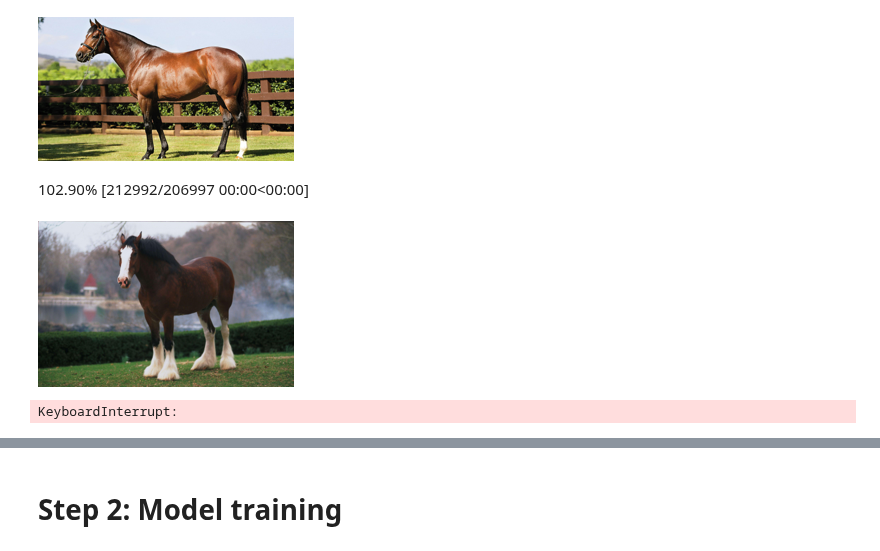
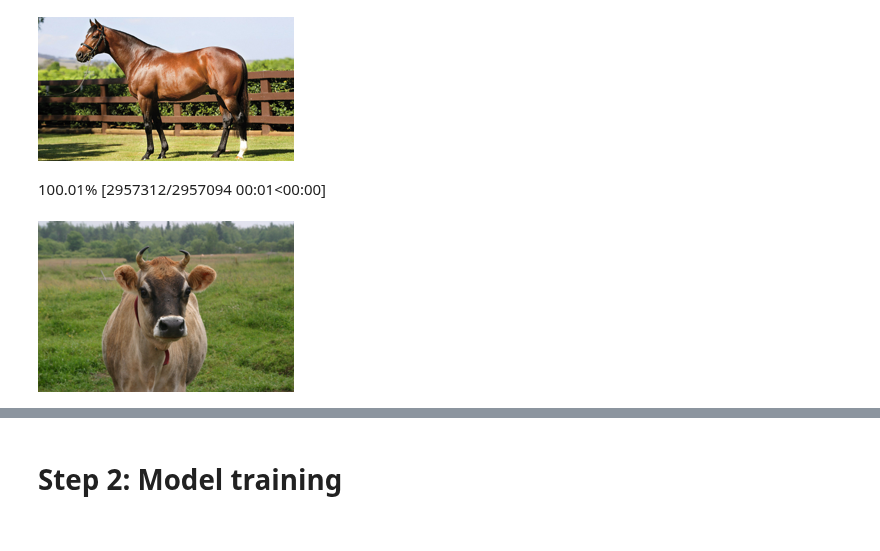
Before and after one commit to alejandrodgb/fastai-course22, a Jupyter notebook: 00-OWN-is-it-a-bird-creating-a-model-from-your-own-data.ipynb, the cells around one changed output, grey strips where cells are left out. Saved outputs shown, nothing was run; the diff lists cells and outputs as text; code cells hidden in the pictures.

```diff
--- a/00-OWN-is-it-a-bird-creating-a-model-from-your-own-data.ipynb
+++ b/00-OWN-is-it-a-bird-creating-a-model-from-your-own-data.ipynb
@@ -42,15 +43,15 @@ Image.open(dest).to_thumb(256,256)
 [figure]
 # %%
 # Download test image
-dest = 'data/clydesdale.jpg'
-download_url(search_images('clydesdale',1)[0],dest)
+dest = 'data/cow.jpg'
+download_url(search_images('cow',1)[0],dest)
 Image.open(dest).to_thumb(256,256)
 # %% [output]
-102.90% [212992/206997 00:00<00:00]
+100.01% [2957312/2957094 00:01<00:00]
-[figure, old version]
+[figure, new version]
 # %%
-# Search for 200 images of each
-searches = 'thoroughbred','clydesdale'
+# Search for 200 images of each class
+searches = 'thoroughbred','cow'
 path = Path('data/what_horse')
 
 from time import sleep
@@ -65,8 +66,6 @@ for o in searches:
     download_images(dest,urls=search_images(f'{o} shade photo'))
     sleep(10)
     resize_images(path/o, max_size=400, dest=path/o)
-# %% [output]
-KeyboardInterrupt:
 # %%
 # Verify downloads
 failed = verify_images(get_image_files(path))
```
Also changed, not shown: parts of 10 cells of this notebook, 1 other file.
